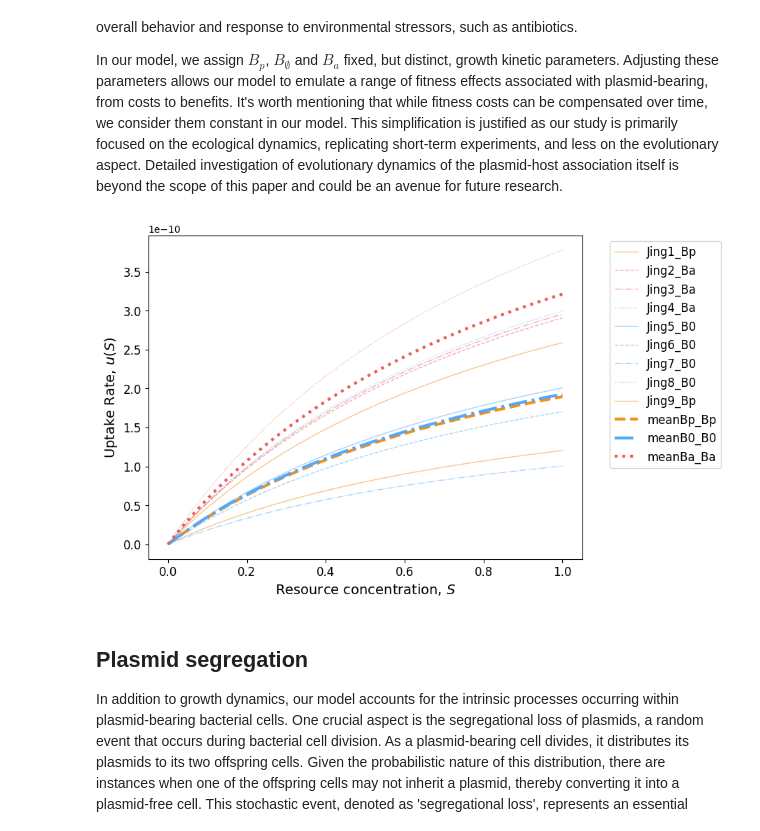
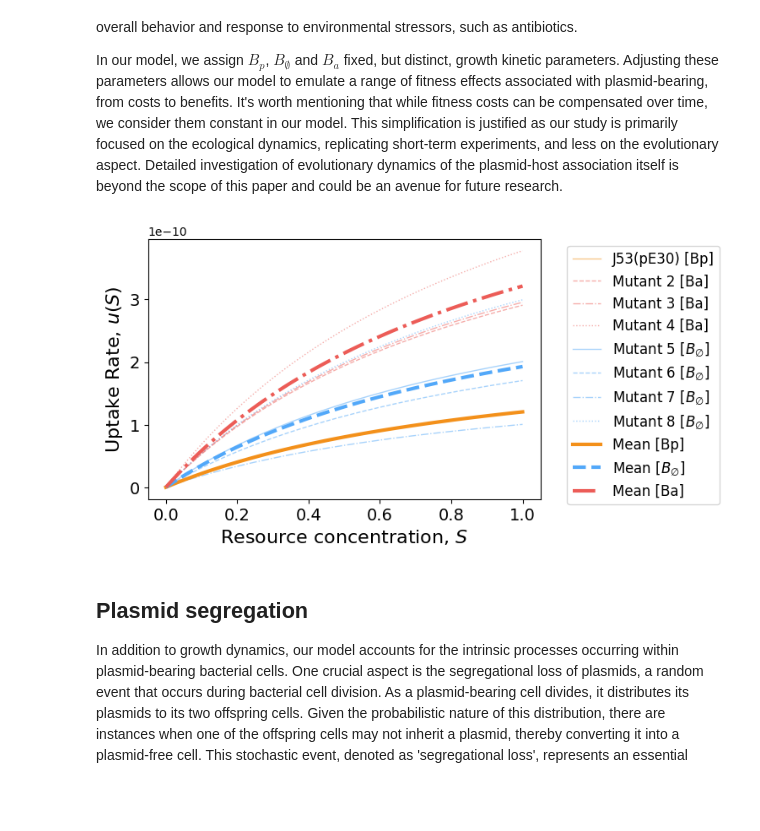
Before and after one commit to ccg-esb-lab/mcr, a Jupyter notebook: py_mcr_model_3strains.ipynb, the cells around one changed output. Saved outputs shown, nothing was run; the diff lists cells and outputs as text; code cells hidden in the pictures; blank space fills up the shorter version.

```diff
--- a/py_mcr_model_3strains.ipynb
+++ b/py_mcr_model_3strains.ipynb
@@ -101,9 +110,9 @@ mean_kappa_Ba = np.mean([kappa_2, kappa_3, kappa_4])
 color_Ba = '#EC5C57'
 
 # Bp (Jing 1, 9)
-mean_VKm_Bp = np.mean([VKm_1, VKm_9])
-mean_rho_Bp = np.mean([rho_1, rho_9])
-mean_kappa_Bp = np.mean([kappa_1, kappa_9])
+mean_VKm_Bp = VKm_9 #np.mean([VKm_1, VKm_9])
+mean_rho_Bp = rho_9 #np.mean([rho_1, rho_9])
+mean_kappa_Bp = kappa_9 #np.mean([kappa_1, kappa_9])
 color_Bp = '#F3901A'
 
 # Append new strains to the lists in the correct order
@@ -111,7 +120,7 @@ VKm_values_all.extend([mean_VKm_Bp, mean_VKm_B0, mean_VKm_Ba])
 rho_values_all.extend([mean_rho_Bp, mean_rho_B0, mean_rho_Ba])
 color_values_all.extend([color_Bp, color_B0, color_Ba])
 type_values_all.extend(['Bp', 'B0', 'Ba'])
-strain_labels_all.extend(['meanBp', 'meanB0', 'meanBa'])
+strain_labels_all.extend(['Mean', 'Mean', 'Mean'])
 kappa_values_all.extend([mean_kappa_Bp, mean_kappa_B0, mean_kappa_Ba])
 
 # Print the updated lists
@@ -131,7 +140,7 @@ kappa_values_all: [0.03156029620783811, 0.03664679176878976, 0.03291931267941005
 # %%
 
 # Define the strain indexes
-strain_indexes_all = [1, 2, 3, 4, 5, 6, 7, 8, 9, 10, 11, 12]
+strain_indexes_all = [1, 2, 3, 4, 5, 6, 7, 8, 9, 10, 11]
 
 # Construct the model parameters
 model_params_all = {
@@ -199,43 +208,46 @@ def plot_uptake(S_values, model_params):
     Returns
     -------
     None
 
     Notes
     -----
     This function assumes the existence of a function `uS(S, VKm)`, which calculates the uptake rate
     for a given resource concentration `S` and half-saturation constant `VKm`.
     """
     VKm_values = model_params['VKm']
-    strain_labels = ["%s_%s" % (strain, type_) for strain, type_ in zip(model_params['strain'], model_params['type'])]
+    strain_labels = ["%s [%s]" % (strain, type_) for strain, type_ in zip(model_params['strain'], model_params['type'])]
+    strain_labels = [label.replace('B0', r'$B_{\emptyset}$') for label in strain_labels]
+
     colors = model_params['colors']
 
     if len(VKm_values) != len(strain_labels) or len(VKm_values) != len(colors):
         print("The length of VKm_values, strain_labels, and colors must be the same.")
         return
 
     line_styles = ['-', '--', '-.', ':']
 
-    plt.figure(figsize=(8, 6))
+    plt.figure(figsize=(6, 4))
 
     for i, (VKm, label, color) in enumerate(zip(VKm_values, strain_labels, colors)):
         growth_rates = [uS(S, VKm) for S in S_values]
-        if 'mean' in label:
+        if 'Mutant' in label or 'J53' in label:
+            plt.plot(S_values, growth_rates, line_styles[i % len(line_styles)], alpha=0.5, linewidth=1, color=color, label=label)
+        else:
             plt.plot(S_values, growth_rates, line_styles[i % len(line_styles)], alpha=1, linewidth=3, color=color, label=label)
-        else:
-            plt.plot(S_values, growth_rates, line_styles[i % len(line_styles)], alpha=0.5, linewidth=1, color=color, label=label)
 
-    plt.xlabel(r'Resource concentration, $S$', fontsize=14)
-    plt.ylabel(r'Uptake Rate, $u(S)$', fontsize=14)
+
+    plt.xlabel(r'Resource concentration, $S$', fontsize=16)
+    plt.ylabel(r'Uptake Rate, $u(S)$', fontsize=16)
     plt.legend(fontsize=12, bbox_to_anchor=(1.05, 1), loc='upper left')
-    plt.tick_params(axis='x', labelsize=12)
-    plt.tick_params(axis='y', labelsize=12)
+    plt.tick_params(axis='x', labelsize=14)
+    plt.tick_params(axis='y', labelsize=14)
     plt.show()
 
 
 S_values = np.linspace(0, 1, 100)  # xS values from 0 to 1
 plot_uptake(S_values, model_params_all)
 # %% [output]
-[figure, old version]
+[figure, new version]
 # %% [markdown]
 ## Plasmid segregation
 
```
Also changed, not shown: parts of 17 cells of this notebook.
